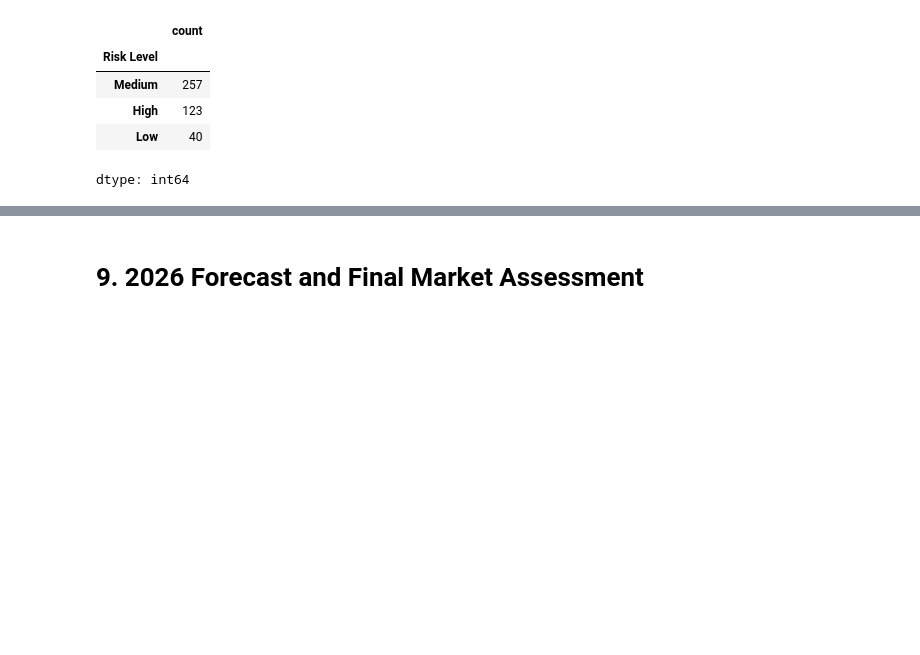
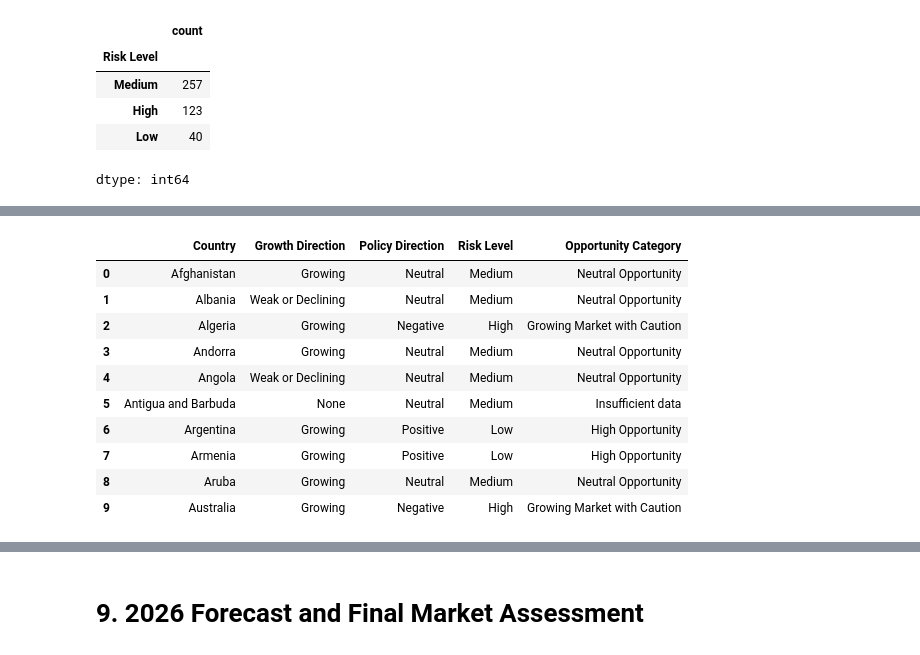
Before and after one commit to atessberfin/voltradar, a Jupyter notebook: notebooks/VoltRadar_Masters_Thesis.ipynb, the cells around one changed output, grey strips where cells are left out. Cells and saved outputs as stored; diff of their text form; code cells hidden in the pictures; blank space fills up the shorter version.

```diff
--- a/notebooks/VoltRadar_Masters_Thesis.ipynb
+++ b/notebooks/VoltRadar_Masters_Thesis.ipynb
@@ -4780,3 +4854,72 @@ dtype: int64
+# %%
+def classify_market_opportunity(row):
+
+    growth_direction = row["Growth Direction"]
+    policy_direction = row["Policy Direction"]
+
+    if pd.isna(growth_direction) or pd.isna(policy_direction):
+        return "Insufficient data"
+
+    if policy_direction == "Neutral":
+        return "Neutral Opportunity"
+
+    if (
+        growth_direction == "Growing"
+        and policy_direction == "Positive"
+    ):
+        return "High Opportunity"
+
+    if (
+        growth_direction == "Growing"
+        and policy_direction == "Negative"
+    ):
+        return "Growing Market with Caution"
+
+    if (
+        growth_direction == "Weak or Declining"
+        and policy_direction == "Negative"
+    ):
+        return "High Risk"
+
+    if (
+        growth_direction == "Weak or Declining"
+        and policy_direction == "Positive"
+    ):
+        return "Potential Future Opportunity"
+
+    return "Insufficient data"
+
+
+market_opportunity_df["Opportunity Category"] = (
+    market_opportunity_df.apply(
+        classify_market_opportunity,
+        axis=1
+    )
+)
+
+display(
+    market_opportunity_df[
+        [
+            "Country",
+            "Growth Direction",
+            "Policy Direction",
+            "Risk Level",
+            "Opportunity Category"
+        ]
+    ].head(10)
+)
+# %% [output]
+|  | Country | Growth Direction | Policy Direction | Risk Level | Opportunity Category |
+| 0 | Afghanistan | Growing | Neutral | Medium | Neutral Opportunity |
+| 1 | Albania | Weak or Declining | Neutral | Medium | Neutral Opportunity |
+| 2 | Algeria | Growing | Negative | High | Growing Market with Caution |
+| 3 | Andorra | Growing | Neutral | Medium | Neutral Opportunity |
+| 4 | Angola | Weak or Declining | Neutral | Medium | Neutral Opportunity |
+| 5 | Antigua and Barbuda | None | Neutral | Medium | Insufficient data |
+| 6 | Argentina | Growing | Positive | Low | High Opportunity |
+| 7 | Armenia | Growing | Positive | Low | High Opportunity |
+| 8 | Aruba | Growing | Neutral | Medium | Neutral Opportunity |
+| 9 | Australia | Growing | Negative | High | Growing Market with Caution |
 # %%
 def generate_prediction_explanation(row):
 
```
Also changed, not shown: parts of 3 cells of this notebook.
